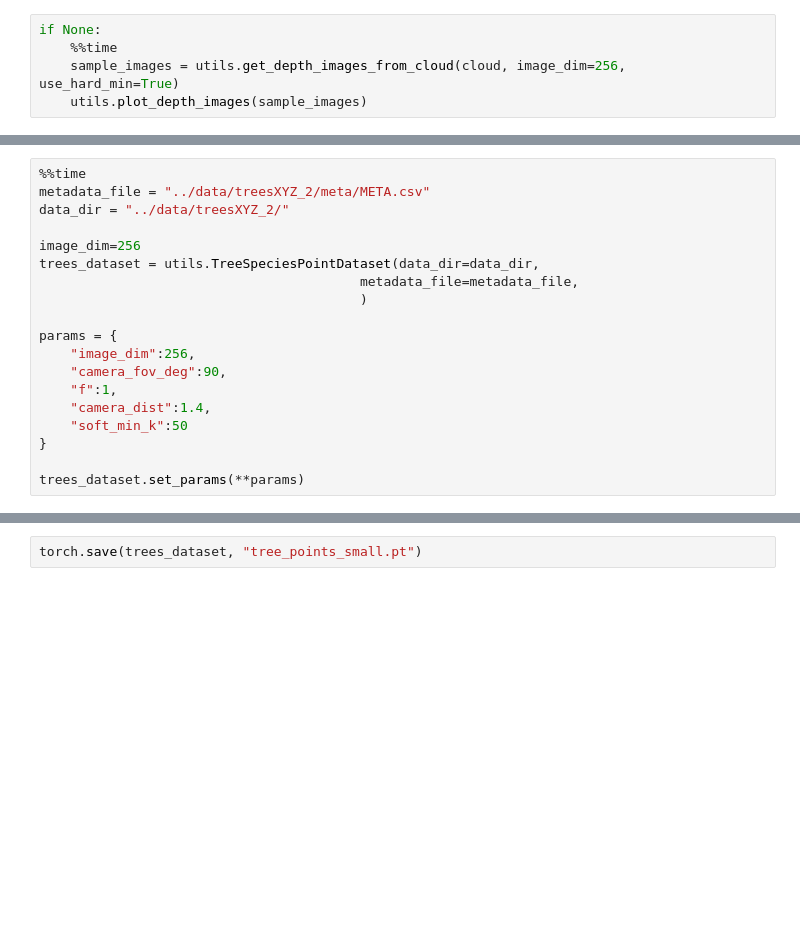
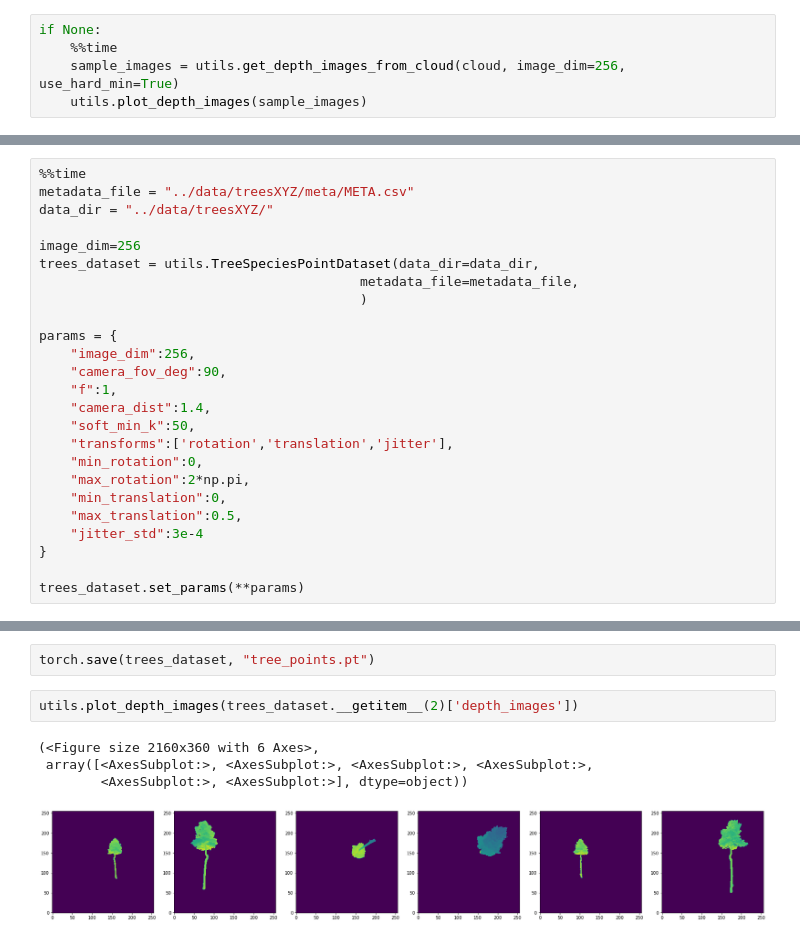
Before and after one commit to mataln/laser-trees, a Jupyter notebook: notebooks/build_dataset.ipynb, the cells around one changed output, grey strips where cells are left out. Drawn from its saved outputs; the diff is of its cells as text; blank space fills up the shorter version.

Commit message:
Integrated rotation, translation, jitter as random transforms

```diff
--- a/notebooks/build_dataset.ipynb
+++ b/notebooks/build_dataset.ipynb
@@ -33,8 +33,8 @@ Wall time: 1.53 s
 [figure]
 # %%
 %%time
-metadata_file = "../data/treesXYZ_2/meta/META.csv"
-data_dir = "../data/treesXYZ_2/"
+metadata_file = "../data/treesXYZ/meta/META.csv"
+data_dir = "../data/treesXYZ/"
 
 image_dim=256
 trees_dataset = utils.TreeSpeciesPointDataset(data_dir=data_dir,
@@ -46,7 +46,13 @@ params = {
     "camera_fov_deg":90,
     "f":1,
     "camera_dist":1.4,
-    "soft_min_k":50
+    "soft_min_k":50,
+    "transforms":['rotation','translation','jitter'],
+    "min_rotation":0,
+    "max_rotation":2*np.pi,
+    "min_translation":0,
+    "max_translation":0.5,
+    "jitter_std":3e-4
 }
 
 trees_dataset.set_params(**params)
@@ -56,2 +62,9 @@ Wall time: 36.4 s
 # %%
-torch.save(trees_dataset, "tree_points_small.pt")
+torch.save(trees_dataset, "tree_points.pt")
+# %%
+utils.plot_depth_images(trees_dataset.__getitem__(2)['depth_images'])
+# %% [output]
+(<Figure size 2160x360 with 6 Axes>,
+ array([<AxesSubplot:>, <AxesSubplot:>, <AxesSubplot:>, <AxesSubplot:>,
+        <AxesSubplot:>, <AxesSubplot:>], dtype=object))
+[figure, added]
```
Also changed, not shown: parts of 2 cells of this notebook, 2 other files.
